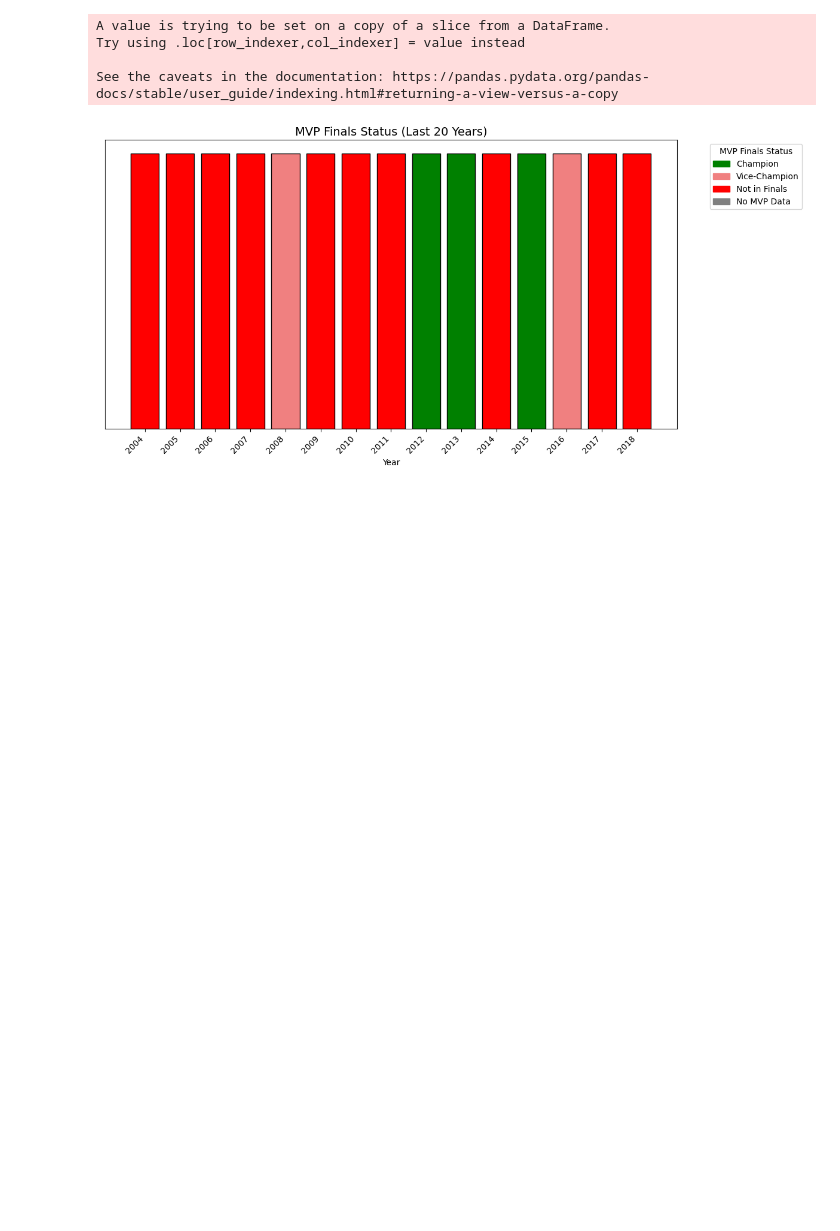
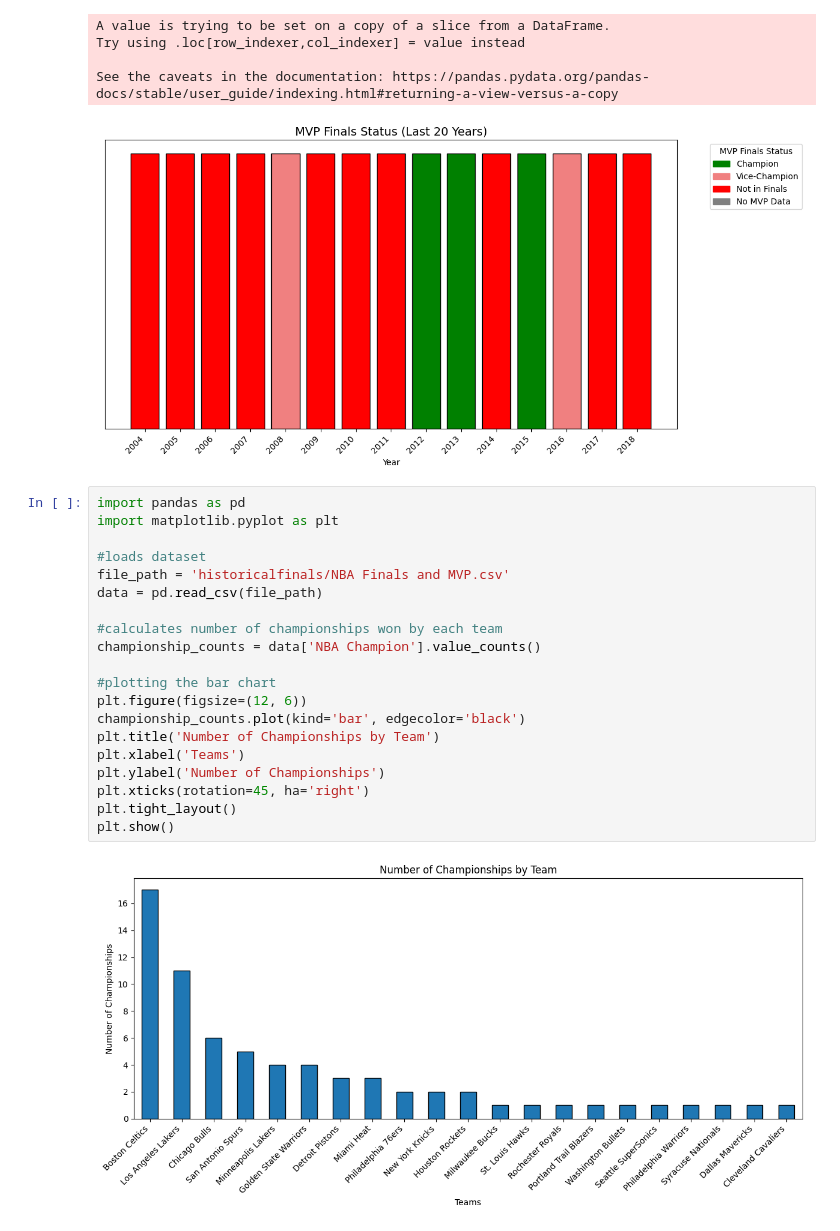
Before and after one commit to nthn22/2410project, a Jupyter notebook: 2410project/creategraphs.ipynb, the cells around one changed output. Drawn from its saved outputs; the diff is of its cells as text; blank space fills up the shorter version.

Commit message:
added andrew and bao graphs to python notebook

```diff
--- a/2410project/creategraphs.ipynb
+++ b/2410project/creategraphs.ipynb
@@ -509,3 +509,25 @@ Try using .loc[row_indexer,col_indexer] = value instead
 
 See the caveats in the documentation: https://pandas.pydata.org/pandas-docs/stable/user_guide/indexing.html#returning-a-view-versus-a-copy
 [figure]
+# %%
+import pandas as pd
+import matplotlib.pyplot as plt
+
+#loads dataset
+file_path = 'historicalfinals/NBA Finals and MVP.csv'
+data = pd.read_csv(file_path)
+
+#calculates number of championships won by each team
+championship_counts = data['NBA Champion'].value_counts()
+
+#plotting the bar chart
+plt.figure(figsize=(12, 6))
+championship_counts.plot(kind='bar', edgecolor='black')
+plt.title('Number of Championships by Team')
+plt.xlabel('Teams')
+plt.ylabel('Number of Championships')
+plt.xticks(rotation=45, ha='right')
+plt.tight_layout()
+plt.show()
+# %% [output]
+[figure, added]
```
Also changed, not shown: parts of 2 cells of this notebook, 1 other file.
